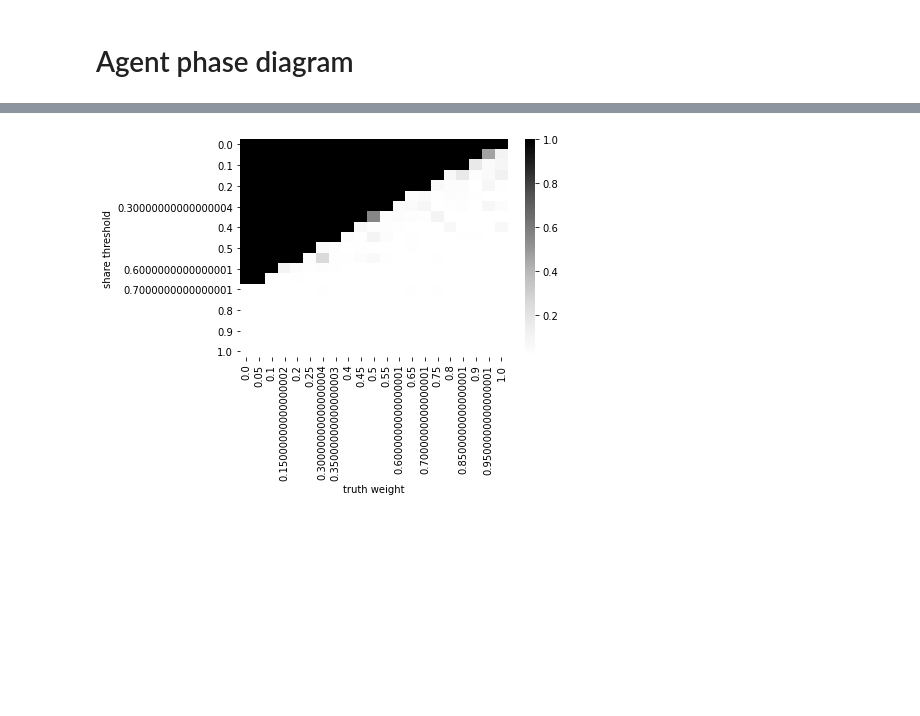
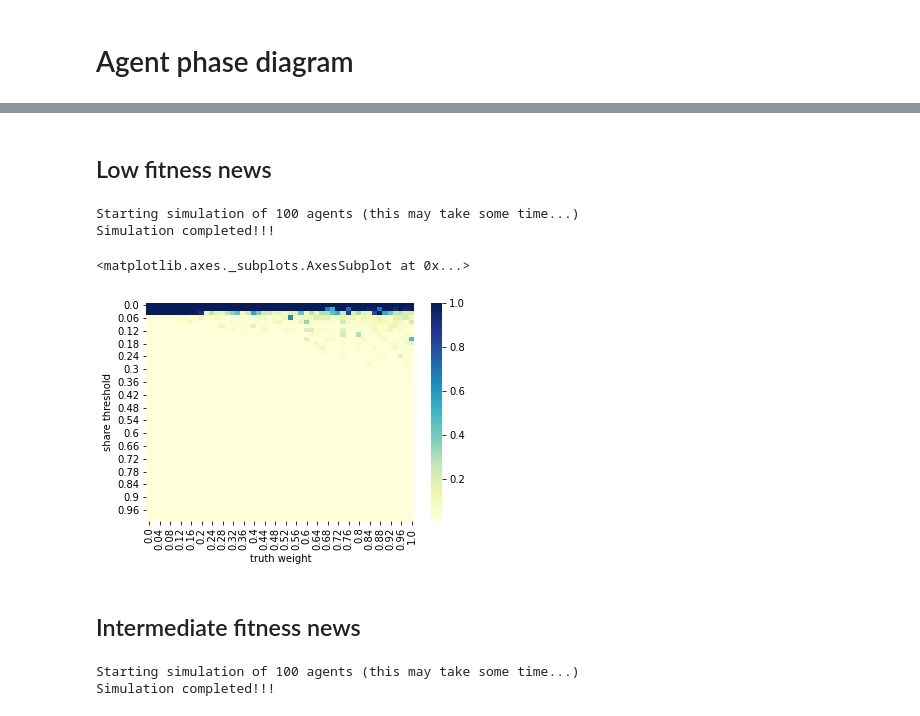
Before and after one commit to andreamusso96/ComplexSystemsProject, a Jupyter notebook: code/notebooks/agent_phase_diagram.ipynb, the cells around one changed output, grey strips where cells are left out. Cells and saved outputs as stored; diff of their text form; code cells hidden in the pictures; blank space fills up the shorter version.

Commit message:
Move share map creation to a function

```diff
--- a/code/notebooks/agent_phase_diagram.ipynb
+++ b/code/notebooks/agent_phase_diagram.ipynb
@@ -19,15 +21,23 @@ NUM_UPDATES = 10
 # %%
-share_thresholds = np.linspace(0.0, 1.0, 21)
-truth_weights = np.linspace(0.0, 1.0, 21)
+def generate_share_map(num_bins=51, num_agents=100, num_updates=10, news_fitness=1.0):
+    share_thresholds = np.linspace(0, 1, num_bins)
+    truth_weights = np.linspace(0, 1, num_bins)
 
-df = pd.DataFrame(columns=COLUMNS)
+    df = pd.DataFrame(columns=['share threshold', 'truth weight', 'number shared'])
 
-for share_threshold in share_thresholds:
-    for truth_weight in truth_weights:
-        print(f'Simulating {NUM_AGENTS} agents with share threshold {share_threshold:.3g} and truth weight {truth_weight:.3g}')
-        agents = [Agent(share_threshold, truth_weight) for _ in range(NUM_AGENTS)]
-        world = World(num_agents=NUM_AGENTS, agents=agents, news_fitness=0.7)
+    print(f'Starting simulation of {num_agents} agents (this may take some time...)')
 
-        world.update(time_steps=NUM_UPDATES)
+    for share_threshold in share_thresholds:
+        for truth_weight in truth_weights:
+            agents = [Agent(share_threshold, truth_weight) for _ in range(num_agents)]
 
-        df = df.append(pd.DataFrame([[share_threshold, truth_weight, world.get_number_sharing_agents()]], columns=COLUMNS), ignore_index=True)
+            world = World(num_agents=num_agents, agents=agents, news_fitness=news_fitness)
+            world.update(time_steps=num_updates)
+
+            sharing_agents = world.get_number_sharing_agents()
+            num_sharing = pd.DataFrame([[share_threshold, truth_weight, sharing_agents]], columns=df.columns)
+            df = df.append(num_sharing, ignore_index=True)
+
+    print('Simulation completed!!!')
+
+    return df.astype(float).pivot('share threshold', 'truth weight', 'number shared') / num_agents
@@ -52,5 +44,19 @@ Simulating 100 agents with share threshold 1 and truth weight 1
-# %%
-share_map = df.astype(float).pivot('share threshold', 'truth weight', 'number shared') / NUM_AGENTS
-ax = sns.heatmap(share_map, cmap='Greys')
-# %% [output]
-[figure, removed]
+# %% [markdown]
+## Low fitness news
+# %%
+share_map = generate_share_map(news_fitness=0.05)
+# %% [output]
+Starting simulation of 100 agents (this may take some time...)
+Simulation completed!!!
+# %%
+sns.heatmap(share_map, cmap='YlGnBu')
+# %% [output]
+<matplotlib.axes._subplots.AxesSubplot at 0x...>
+[figure, added]
+# %% [markdown]
+## Intermediate fitness news
+# %%
+share_map = generate_share_map(news_fitness=0.5)
+# %% [output]
+Starting simulation of 100 agents (this may take some time...)
+Simulation completed!!!
```
Also changed, not shown: parts of 9 cells of this notebook.
